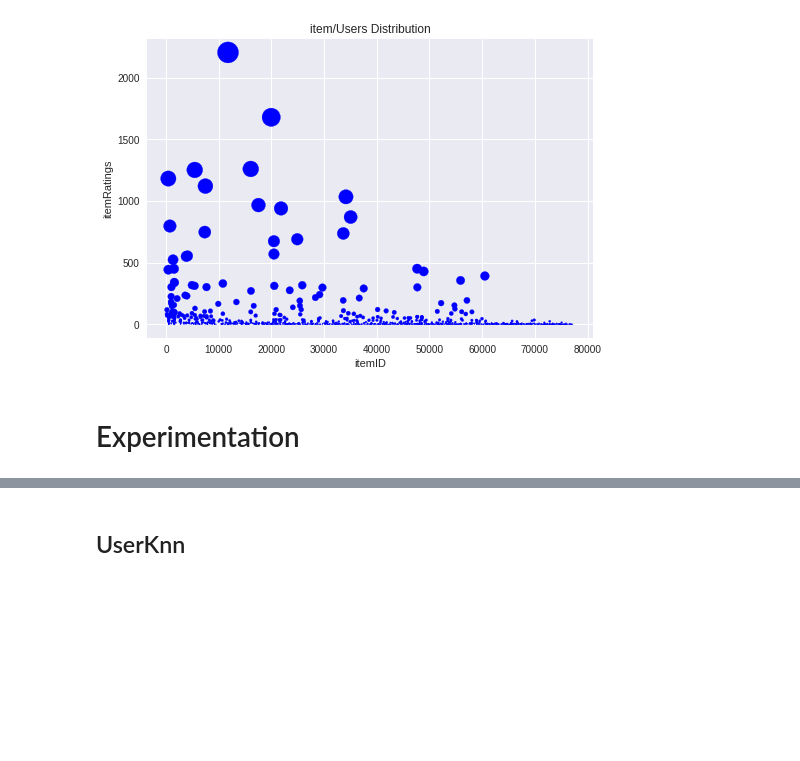
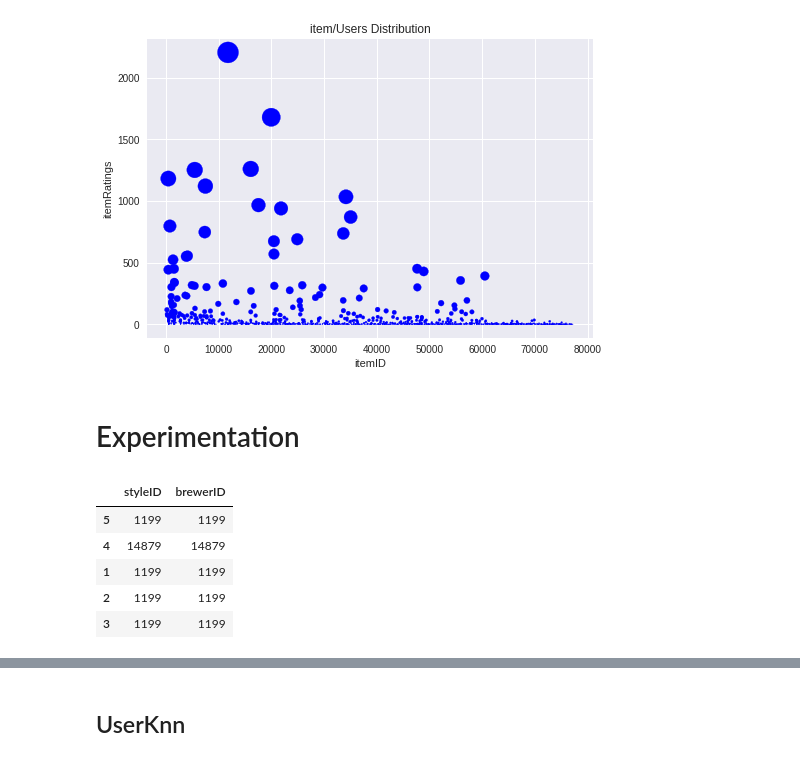
Before and after one commit to paulanavarretec/RecSys-Tarea1, a Jupyter notebook: Recsys_Tarea1.ipynb, the cells around one changed output, grey strips where cells are left out. Cells and saved outputs as stored; diff of their text form; code cells hidden in the pictures; blank space fills up the shorter version.

```diff
--- a/Recsys_Tarea1.ipynb
+++ b/Recsys_Tarea1.ipynb
@@ -382,3 +382,16 @@ df.plot.scatter('itemID', 'itemRatings', s=s, c='blue',title='item/Users Distrib
 [figure]
 # %% [markdown]
 # Experimentation
+# %%
+# First, some basics for data manipulation
+# Example for visualizing observations characteristics based on user IDs
+
+users = [5,4,1,2,3]
+train_file.loc[users][['styleID', 'brewerID']]
+# %% [output]
+|  | styleID | brewerID |
+| 5 | 1199 | 1199 |
+| 4 | 14879 | 14879 |
+| 1 | 1199 | 1199 |
+| 2 | 1199 | 1199 |
+| 3 | 1199 | 1199 |
```
Also changed, not shown: parts of 5 cells of this notebook.
